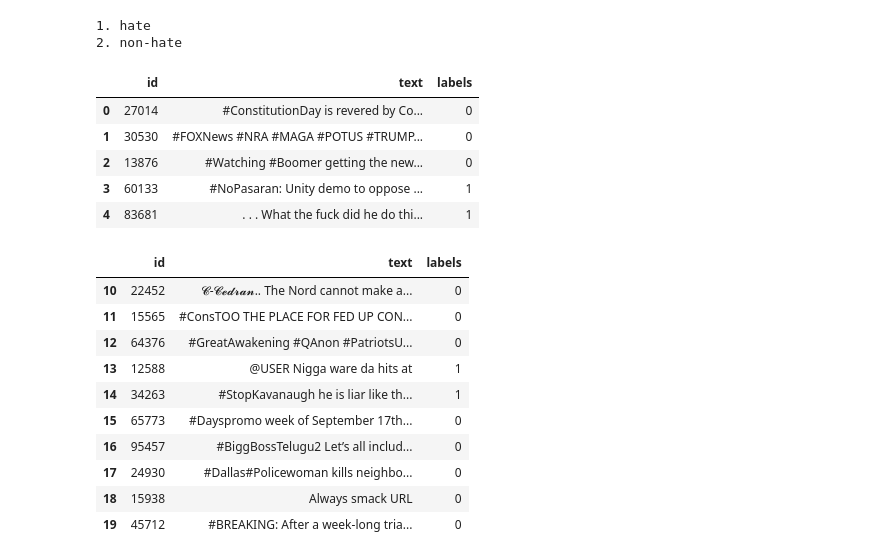
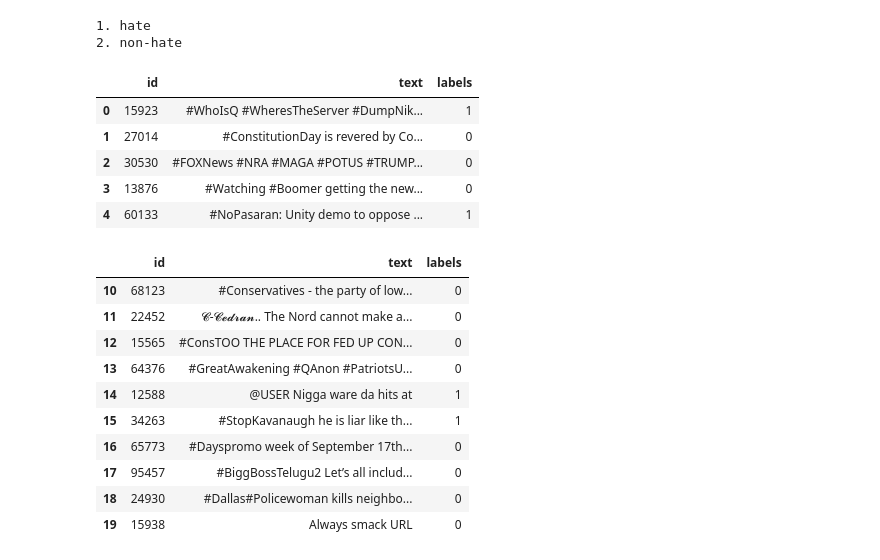
Before and after one commit to rith777/sub_mining, a Jupyter notebook: A3-llama3.ipynb, the cells around one changed output. Drawn from its saved outputs; the diff is of its cells as text; code cells hidden in the pictures.

```diff
--- a/A3-llama3.ipynb
+++ b/A3-llama3.ipynb
@@ -50,11 +50,11 @@ import pandas as pd
 
-data = pd.read_csv("data/olid-test.csv")
+data = pd.read_csv("Subjectivity_mining_assignment_4_5_data/olid-test.csv")
 data.head()
 # %% [output]
 |  | id | text | labels |
-| 0 | 27014 | #ConstitutionDay is revered by Co... | 0 |
-| 1 | 30530 | #FOXNews #NRA #MAGA #POTUS #TRUMP... | 0 |
-| 2 | 13876 | #Watching #Boomer getting the new... | 0 |
-| 3 | 60133 | #NoPasaran: Unity demo to oppose ... | 1 |
-| 4 | 83681 | . . . What the fuck did he do thi... | 1 |
+| 0 | 15923 | #WhoIsQ #WheresTheServer #DumpNik... | 1 |
+| 1 | 27014 | #ConstitutionDay is revered by Co... | 0 |
+| 2 | 30530 | #FOXNews #NRA #MAGA #POTUS #TRUMP... | 0 |
+| 3 | 13876 | #Watching #Boomer getting the new... | 0 |
+| 4 | 60133 | #NoPasaran: Unity demo to oppose ... | 1 |
 # %%
@@ -108,15 +115,15 @@ def evaluate(prompt, data):
 data[10:20]
 # %% [output]
 |  | id | text | labels |
-| 10 | 22452 | 𝓒-𝓒𝓮𝓭𝓻𝓪𝓷.. The Nord cannot make a... | 0 |
-| 11 | 15565 | #ConsTOO THE PLACE FOR FED UP CON... | 0 |
-| 12 | 64376 | #GreatAwakening #QAnon #PatriotsU... | 0 |
-| 13 | 12588 | @USER Nigga ware da hits at | 1 |
-| 14 | 34263 | #StopKavanaugh he is liar like th... | 1 |
-| 15 | 65773 | #Dayspromo week of September 17th... | 0 |
-| 16 | 95457 | #BiggBossTelugu2 Let’s all includ... | 0 |
-| 17 | 24930 | #Dallas#Policewoman kills neighbo... | 0 |
-| 18 | 15938 | Always smack URL | 0 |
-| 19 | 45712 | #BREAKING: After a week-long tria... | 0 |
+| 10 | 68123 | #Conservatives - the party of low... | 0 |
+| 11 | 22452 | 𝓒-𝓒𝓮𝓭𝓻𝓪𝓷.. The Nord cannot make a... | 0 |
+| 12 | 15565 | #ConsTOO THE PLACE FOR FED UP CON... | 0 |
+| 13 | 64376 | #GreatAwakening #QAnon #PatriotsU... | 0 |
+| 14 | 12588 | @USER Nigga ware da hits at | 1 |
+| 15 | 34263 | #StopKavanaugh he is liar like th... | 1 |
+| 16 | 65773 | #Dayspromo week of September 17th... | 0 |
+| 17 | 95457 | #BiggBossTelugu2 Let’s all includ... | 0 |
+| 18 | 24930 | #Dallas#Policewoman kills neighbo... | 0 |
+| 19 | 15938 | Always smack URL | 0 |
 # %%
 # Prompts
```
Also changed, not shown: parts of 5 cells of this notebook.
